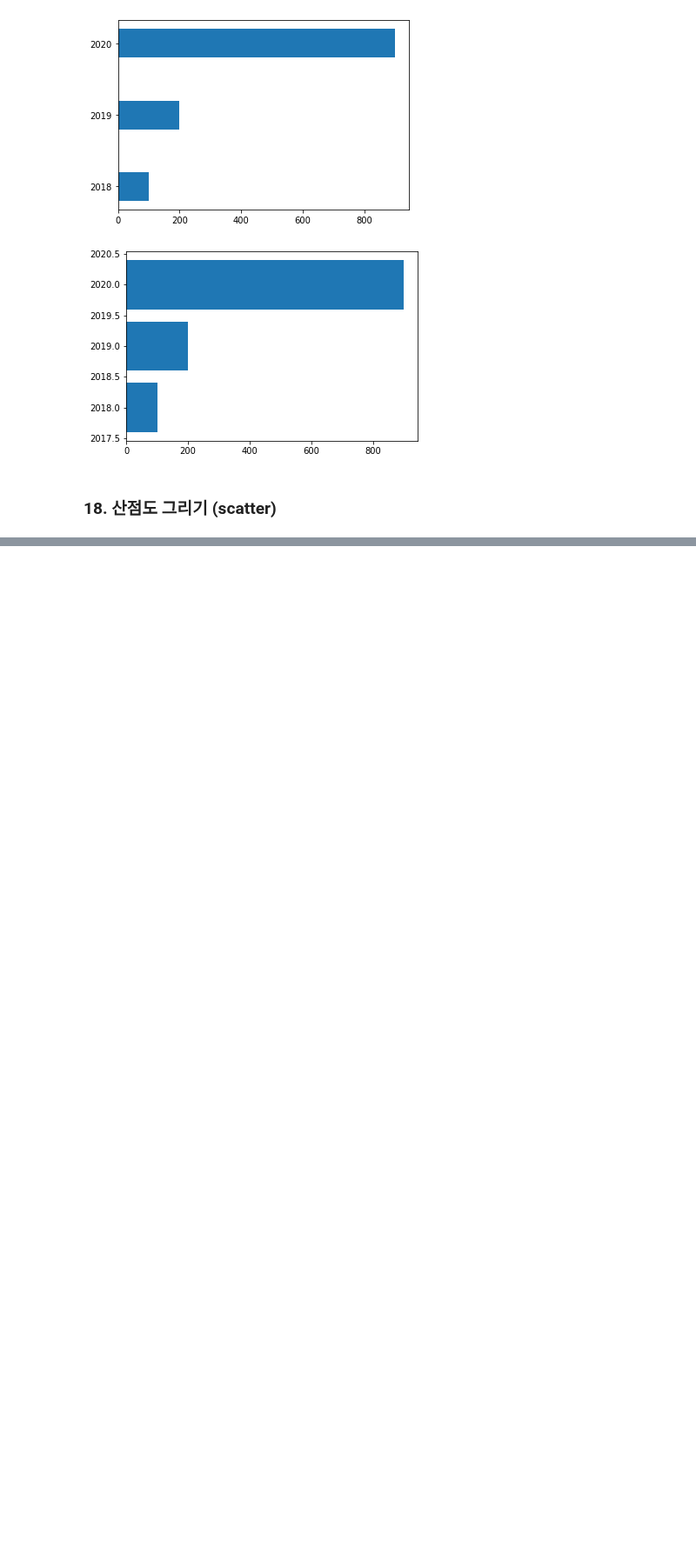
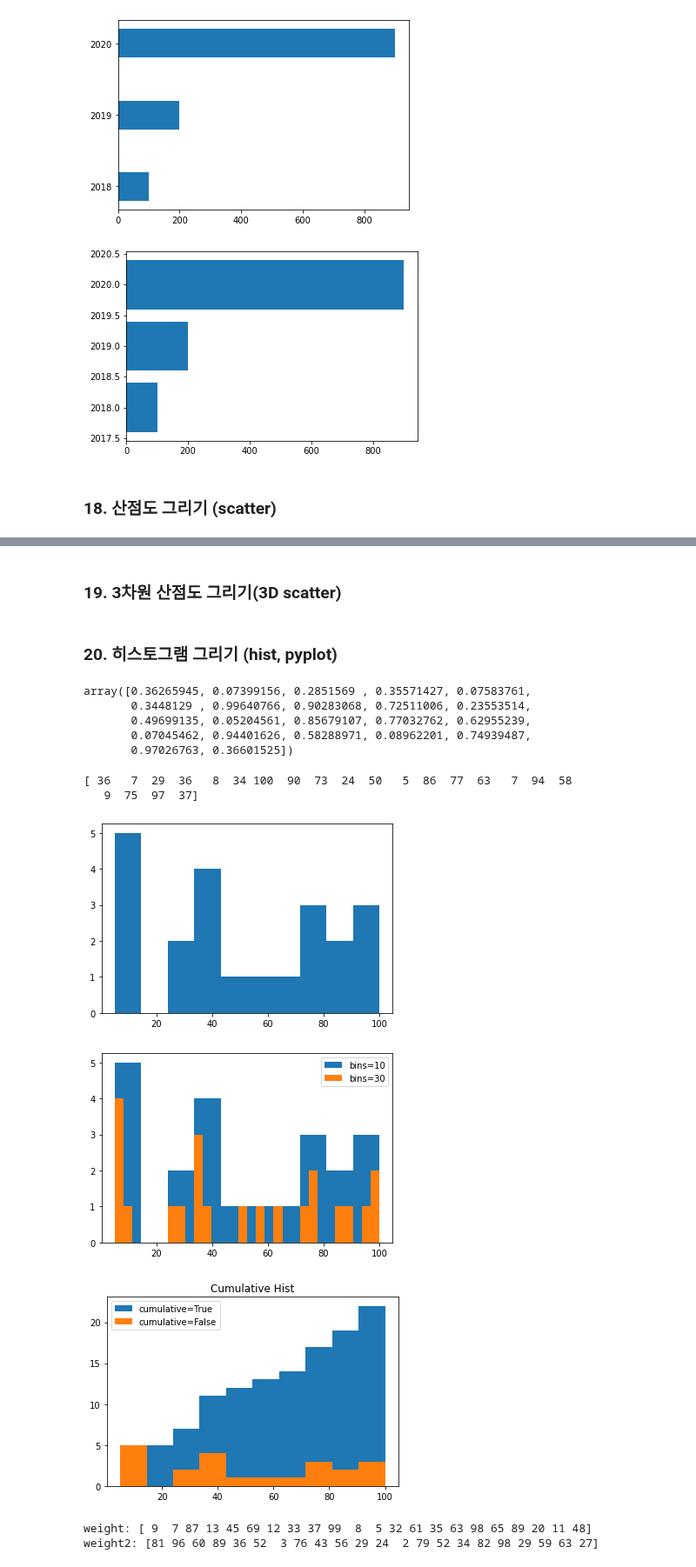
Before and after one commit to johyunkang/adp_certificate, a Jupyter notebook: visual_matplotlib.ipynb, the cells around one changed output, grey strips where cells are left out. Shown at 87% size. Saved outputs shown, nothing was run; the diff lists cells and outputs as text; code cells hidden in the pictures; blank space fills up the shorter version.

```diff
--- a/visual_matplotlib.ipynb
+++ b/visual_matplotlib.ipynb
@@ -551,0 +603,65 @@ plt.show()
+# %% [markdown]
+### 19. 3차원 산점도 그리기(3D scatter)
+# %% [markdown]
+### 20. 히스토그램 그리기 (hist, pyplot)
+# %%
+import matplotlib.pyplot as plt
+import numpy as np
+
+weight = np.random.rand(22)
+display(weight)
+
+# 100 곱셈 후 소수점 자리 잘라내고 int 형변환
+weight = np.round(weight * 100,0).astype(int)
+print(weight)
+
+plt.hist(weight)
+plt.show()
+
+# 구간 개수 지정
+plt.hist(weight, label='bins=10') # bins=10 (default)
+plt.hist(weight, bins=30, label='bins=30')
+plt.legend()
+plt.show()
+
+# 누적 히스토그램
+plt.hist(weight, cumulative=True, label='cumulative=True')
+plt.hist(weight, cumulative=False, label='cumulative=False')
+plt.legend(loc='upper left')
+plt.title('Cumulative Hist')
+plt.show()
+
+# 히스토그램 종류 지정
+weight = np.round(np.random.rand(22) * 100, 2).astype(int)
+weight2 = np.random.randint(1, 100, 22) # 1~100 사이 정수 22개 생성
+print('weight:', weight)
+print('weight2:', weight2)
+
+plt.hist((weight, weight2), histtype='bar')
+plt.title('histtype=bar')
+plt.figure()
+
+plt.hist((weight, weight2), histtype='barstacked')
+plt.title('histtype=barstacked')
+plt.figure()
+
+plt.hist((weight, weight2), histtype='step')
+plt.title('histtype=step')
+plt.figure()
+
+plt.hist((weight, weight2), histtype='stepfilled')
+plt.title('histtype=stepfilled')
+plt.show()
+# %% [output]
+array([0.36265945, 0.07399156, 0.2851569 , 0.35571427, 0.07583761,
+       0.3448129 , 0.99640766, 0.90283068, 0.72511006, 0.23553514,
+       0.49699135, 0.05204561, 0.85679107, 0.77032762, 0.62955239,
+       0.07045462, 0.94401626, 0.58288971, 0.08962201, 0.74939487,
+       0.97026763, 0.36601525])
+[ 36   7  29  36   8  34 100  90  73  24  50   5  86  77  63   7  94  58
+   9  75  97  37]
+[figure, added]
+[figure, added]
+[figure, added]
+weight: [ 9  7 87 13 45 69 12 33 37 99  8  5 32 61 35 63 98 65 89 20 11 48]
+weight2: [81 96 60 89 36 52  3 76 43 56 29 24  2 79 52 34 82 98 29 59 63 27]
```
Also changed, not shown: parts of 7 cells of this notebook.
